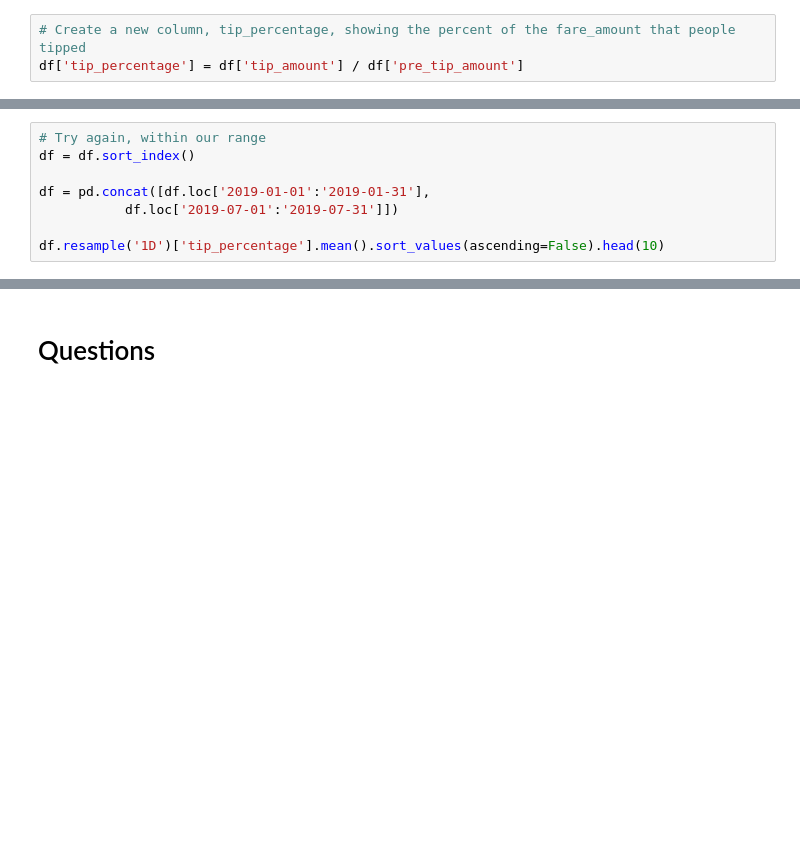
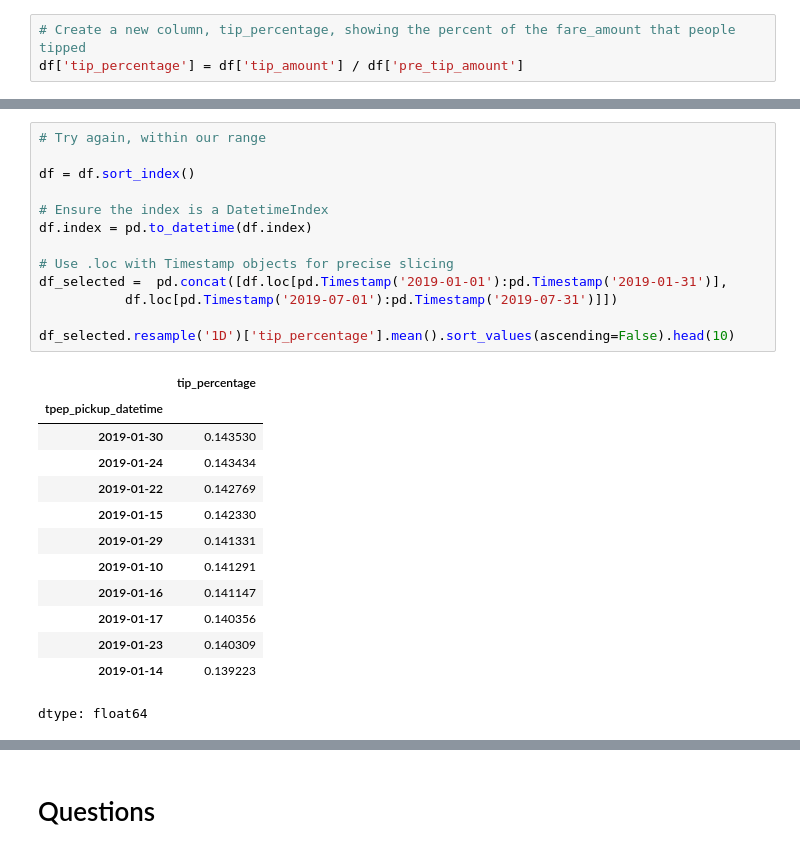
Before and after one commit to Christelleelkhoury/AAI614_-ElKhoury-, a Jupyter notebook: Week 2/Notebook2.6.ipynb, the cells around one changed output, grey strips where cells are left out. Saved outputs shown, nothing was run; the diff lists cells and outputs as text; blank space fills up the shorter version.

```diff
--- a/Week 2/Notebook2.6.ipynb
+++ b/Week 2/Notebook2.6.ipynb
@@ -80,9 +193,28 @@ df.resample('1D')['tip_percentage'].mean().sort_values(ascending=False).head(10)
 # %%
 # Try again, within our range
+
 df = df.sort_index()
 
-df = pd.concat([df.loc['2019-01-01':'2019-01-31'],
-           df.loc['2019-07-01':'2019-07-31']])
+# Ensure the index is a DatetimeIndex
+df.index = pd.to_datetime(df.index)
 
-df.resample('1D')['tip_percentage'].mean().sort_values(ascending=False).head(10)
+# Use .loc with Timestamp objects for precise slicing
+df_selected =  pd.concat([df.loc[pd.Timestamp('2019-01-01'):pd.Timestamp('2019-01-31')],
+           df.loc[pd.Timestamp('2019-07-01'):pd.Timestamp('2019-07-31')]])
+
+df_selected.resample('1D')['tip_percentage'].mean().sort_values(ascending=False).head(10)
+# %% [output]
+|  | tip_percentage |
+| tpep_pickup_datetime |  |
+| 2019-01-30 | 0.143530 |
+| 2019-01-24 | 0.143434 |
+| 2019-01-22 | 0.142769 |
+| 2019-01-15 | 0.142330 |
+| 2019-01-29 | 0.141331 |
+| 2019-01-10 | 0.141291 |
+| 2019-01-16 | 0.141147 |
+| 2019-01-17 | 0.140356 |
+| 2019-01-23 | 0.140309 |
+| 2019-01-14 | 0.139223 |
+dtype: float64
 # %%
```
Also changed, not shown: parts of 11 cells of this notebook.
